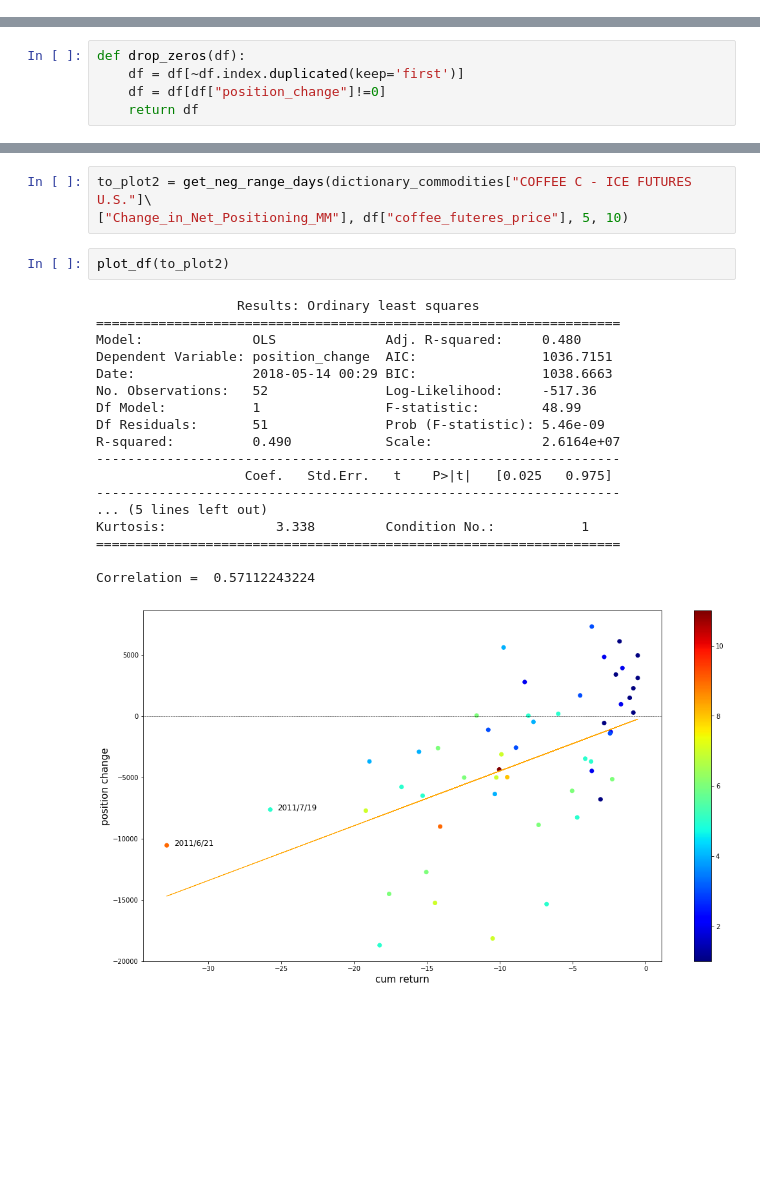
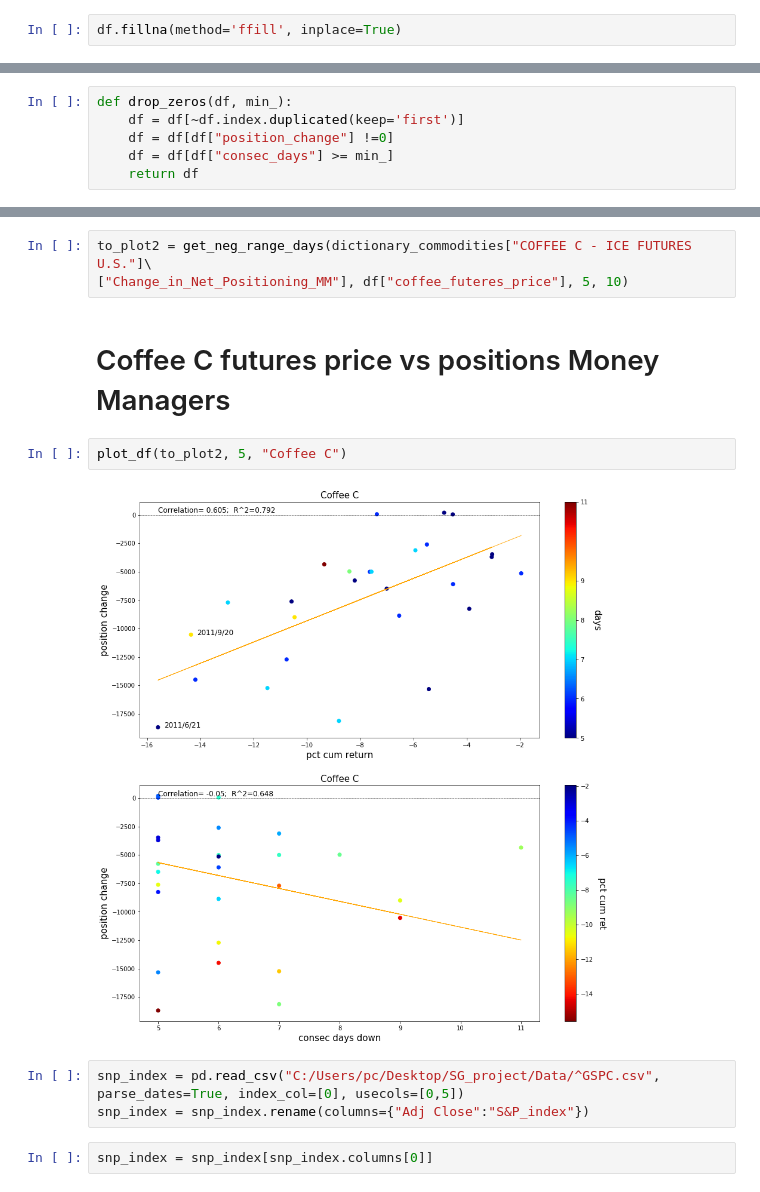
Before and after one commit to leonardich/Stats_project, a Jupyter notebook: changes_vs_downturn.ipynb, the cells around one changed output, grey strips where cells are left out. Drawn from its saved outputs; the diff is of its cells as text; blank space fills up the shorter version.

```diff
--- a/changes_vs_downturn.ipynb
+++ b/changes_vs_downturn.ipynb
@@ -61,6 +61,8 @@ five_tnote_futeres_price            0
 ten_tnote_futeres_price             0
 SG_CTA                             14
 dtype: int64
+# %%
+df.fillna(method='ffill', inplace=True)
 # %%
 def get_change_bool(df):
     # create difference column
@@ -417,5 +446,6 @@ def get_neg_range_days(df_positions, df, min_, max_):
 # %%
-def drop_zeros(df):
+def drop_zeros(df, min_):
     df = df[~df.index.duplicated(keep='first')]
-    df = df[df["position_change"]!=0]
+    df = df[df["position_change"] !=0]
+    df = df[df["consec_days"] >= min_]
     return df
@@ -503,24 +559,14 @@ Correlation =  0.266643281731
 # %%
 to_plot2 = get_neg_range_days(dictionary_commodities["COFFEE C - ICE FUTURES U.S."]\
 ["Change_in_Net_Positioning_MM"], df["coffee_futeres_price"], 5, 10)
+# %% [markdown]
+# Coffee C futures price vs positions Money Managers
 # %%
-plot_df(to_plot2)
+plot_df(to_plot2, 5, "Coffee C")
 # %% [output]
-                  Results: Ordinary least squares
-===================================================================
-Model:              OLS              Adj. R-squared:     0.480
-Dependent Variable: position_change  AIC:                1036.7151
-Date:               2018-05-14 00:29 BIC:                1038.6663
-No. Observations:   52               Log-Likelihood:     -517.36
-Df Model:           1                F-statistic:        48.99
-Df Residuals:       51               Prob (F-statistic): 5.46e-09
-R-squared:          0.490            Scale:              2.6164e+07
--------------------------------------------------------------------
-                   Coef.   Std.Err.   t    P>|t|   [0.025   0.975]
--------------------------------------------------------------------
-... (5 lines left out)
-Kurtosis:              3.338         Condition No.:           1
-===================================================================
-
-Correlation =  0.57112243224
-[figure, old version]
+[figure, new version]
+# %%
+snp_index = pd.read_csv("C:/Users/pc/Desktop/SG_project/Data/^GSPC.csv", parse_dates=True, index_col=[0], usecols=[0,5])
+snp_index = snp_index.rename(columns={"Adj Close":"S&P_index"})
+# %%
+snp_index = snp_index[snp_index.columns[0]]
```
Also changed, not shown: parts of 37 cells of this notebook.
